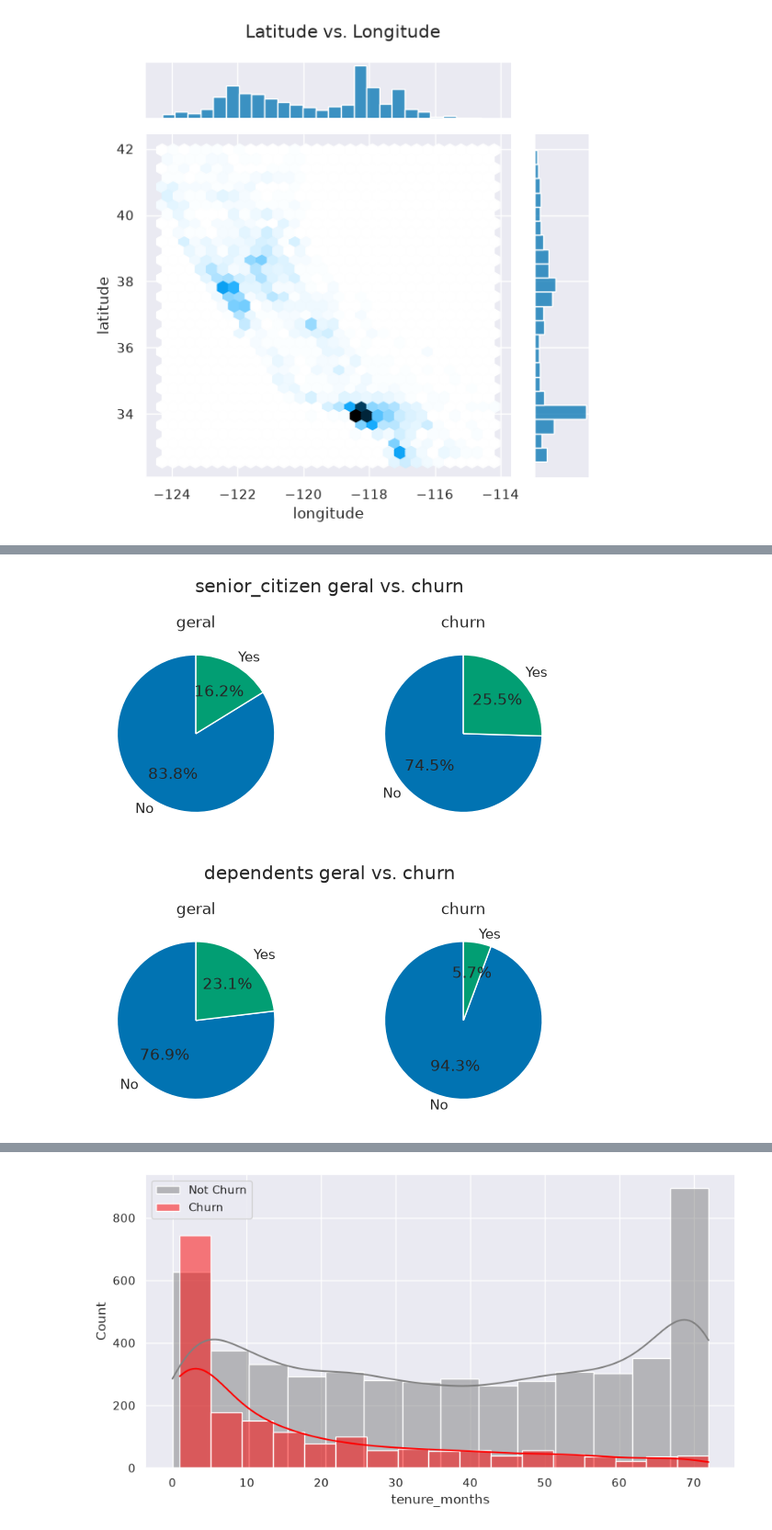
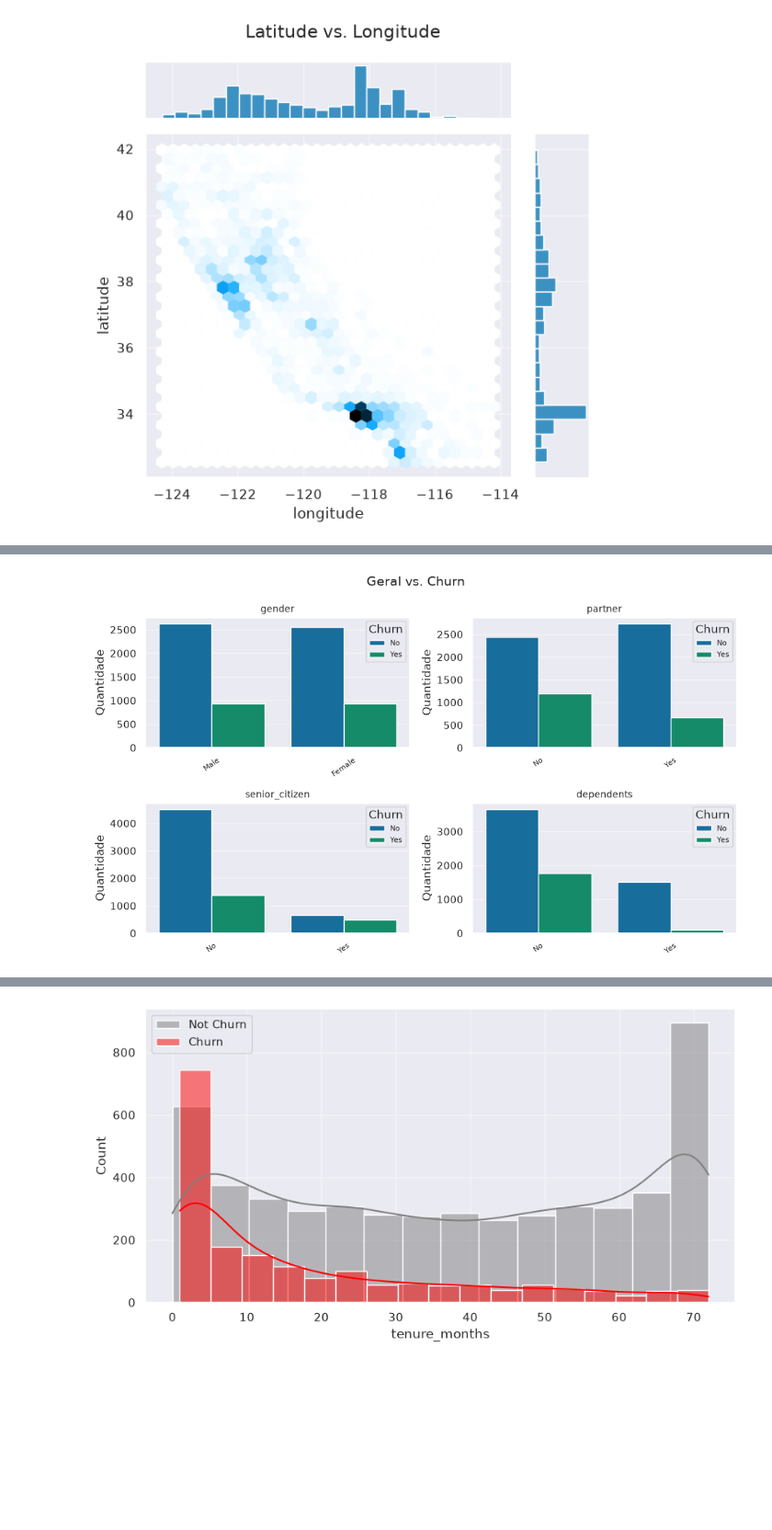
Before and after one commit to gabrielrabat/churn-engineering, a Jupyter notebook: notebooks/eda_customer_churn.ipynb, the cells around one changed output, grey strips where cells are left out. Shown at 92% size. Drawn from its saved outputs; the diff is of its cells as text; code cells hidden in the pictures; blank space fills up the shorter version.

```diff
--- a/notebooks/eda_customer_churn.ipynb
+++ b/notebooks/eda_customer_churn.ipynb
@@ -350,54 +289,0 @@ plt.show()
-# %%
-fig, axis = plt.subplots(1, 2, figsize=(6, 3))
-
-df_senior = df['senior_citizen'].value_counts()
-df_senior_churn = df.loc[df['churn_value'] == 1, 'senior_citizen'].value_counts()
-
-axis[0].pie(
-    x=df_senior,
-    labels=df_senior.index,
-    autopct='%1.1f%%',
-    startangle=90
-)
-axis[0].set_title('geral')
-
-axis[1].pie(
-    x=df_senior_churn,
-    labels=df_senior_churn.index,
-    autopct='%1.1f%%',
-    startangle=90
-)
-axis[1].set_title('churn')
-
-plt.suptitle('senior_citizen geral vs. churn')
-plt.tight_layout()
-plt.show()
-# %% [output]
-[figure, removed]
-# %%
-fig, axis = plt.subplots(1, 2, figsize=(6, 3))
-
-df_dependents = df['dependents'].value_counts()
-df_dependents_churn = df.loc[df['churn_value'] == 1, 'dependents'].value_counts()
-
-axis[0].pie(
-    x=df_dependents,
-    labels=df_dependents.index,
-    autopct='%1.1f%%',
-    startangle=90
-)
-axis[0].set_title('geral')
-
-axis[1].pie(
-    x=df_dependents_churn,
-    labels=df_dependents_churn.index,
-    autopct='%1.1f%%',
-    startangle=90
-)
-axis[1].set_title('churn')
-
-plt.suptitle('dependents geral vs. churn')
-plt.tight_layout()
-plt.show()
-# %% [output]
-[figure, removed]
@@ -404,3 +309,27 @@ plt.show()
+# %%
+socio_cols = ['gender', 'partner', 'senior_citizen', 'dependents']
+
+fig, axes = plt.subplots(nrows=2, ncols=2, figsize=(10, 6))
+axes = axes.ravel()
+
+for i, col in enumerate(socio_cols):
+    sns.countplot(
+        data=df,
+        x=col,
+        hue='churn_value',
+        ax=axes[i]
+    )
+    axes[i].set_title(col, fontsize=10)
+    axes[i].set_xlabel('')
+    axes[i].set_ylabel('Quantidade')
+    axes[i].tick_params(axis='x', rotation=35, labelsize=8)
+    axes[i].legend(title='Churn', labels=['No', 'Yes'], fontsize=8)
+
+plt.suptitle('Geral vs. Churn', fontsize=14)
+plt.tight_layout()
+plt.show()
+# %% [output]
+[figure, added]
 # %%
 service_cols = ['phone_service', 'multiple_lines', 'internet_service', 'online_security',
                 'online_backup', 'device_protection', 'tech_support', 'streaming_tv',
```
Also changed, not shown: parts of 17 cells of this notebook.
